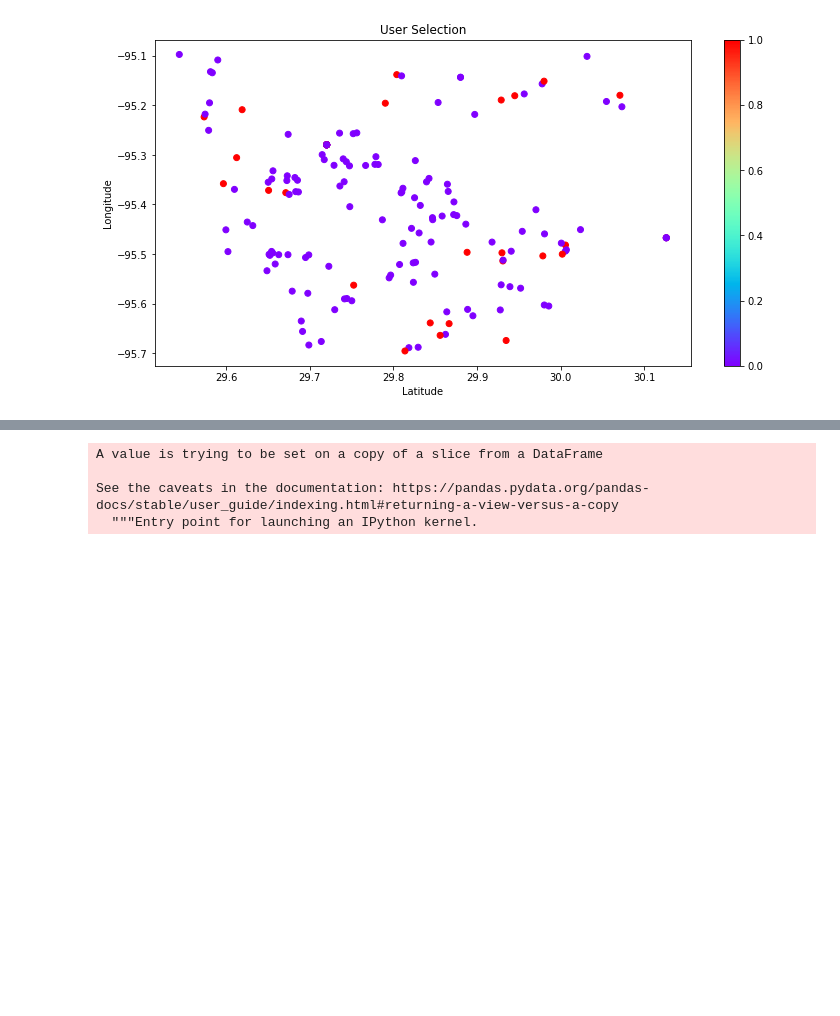
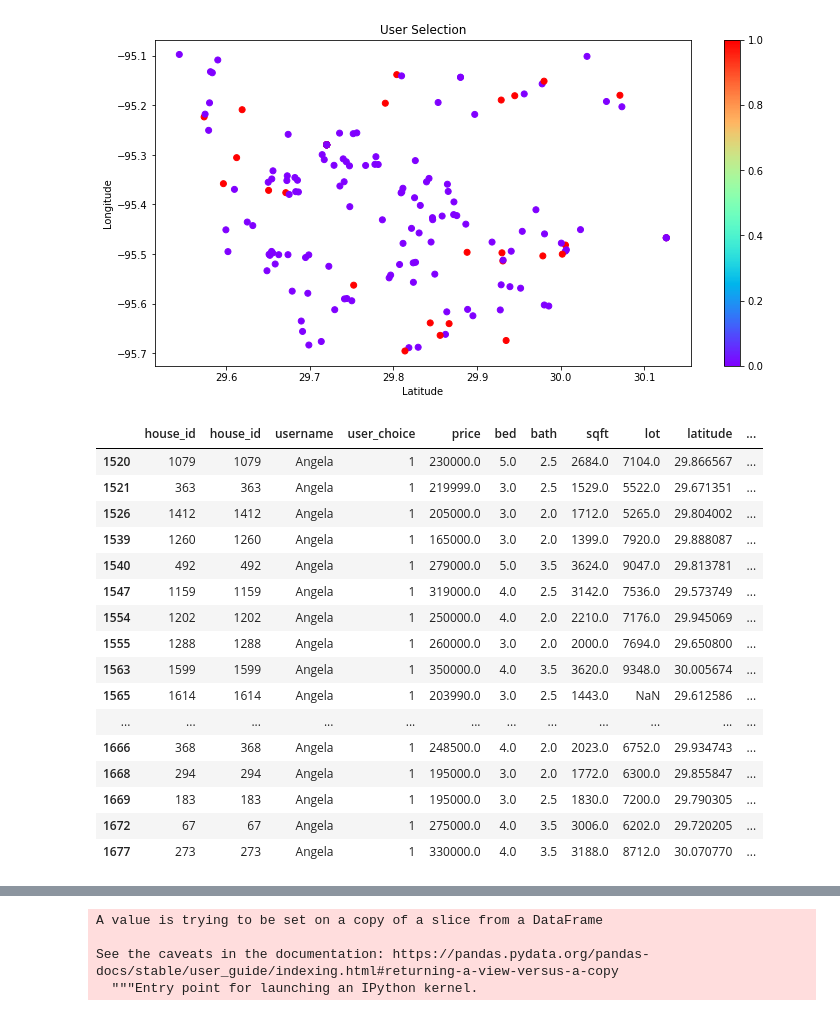
Before and after one commit to gpivaro/Project_3, a Jupyter notebook: Real_State_Analysis.ipynb, the cells around one changed output, grey strips where cells are left out. Cells and saved outputs as stored; diff of their text form; code cells hidden in the pictures; blank space fills up the shorter version.

```diff
--- a/Real_State_Analysis.ipynb
+++ b/Real_State_Analysis.ipynb
@@ -618,3 +630,23 @@ plt.ylabel("Longitude")
 plt.show()
 # %% [output]
 [figure]
+# %%
+user_angela_df.loc[user_angela_df['user_choice']==1]
+# %% [output]
+|  | house_id | house_id | username | user_choice | price | bed | bath | sqft | lot | latitude | ... |
+| 1520 | 1079 | 1079 | Angela | 1 | 230000.0 | 5.0 | 2.5 | 2684.0 | 7104.0 | 29.866567 | ... |
+| 1521 | 363 | 363 | Angela | 1 | 219999.0 | 3.0 | 2.5 | 1529.0 | 5522.0 | 29.671351 | ... |
+| 1526 | 1412 | 1412 | Angela | 1 | 205000.0 | 3.0 | 2.0 | 1712.0 | 5265.0 | 29.804002 | ... |
+| 1539 | 1260 | 1260 | Angela | 1 | 165000.0 | 3.0 | 2.0 | 1399.0 | 7920.0 | 29.888087 | ... |
+| 1540 | 492 | 492 | Angela | 1 | 279000.0 | 5.0 | 3.5 | 3624.0 | 9047.0 | 29.813781 | ... |
+| 1547 | 1159 | 1159 | Angela | 1 | 319000.0 | 4.0 | 2.5 | 3142.0 | 7536.0 | 29.573749 | ... |
+| 1554 | 1202 | 1202 | Angela | 1 | 250000.0 | 4.0 | 2.0 | 2210.0 | 7176.0 | 29.945069 | ... |
+| 1555 | 1288 | 1288 | Angela | 1 | 260000.0 | 3.0 | 2.0 | 2000.0 | 7694.0 | 29.650800 | ... |
+| 1563 | 1599 | 1599 | Angela | 1 | 350000.0 | 4.0 | 3.5 | 3620.0 | 9348.0 | 30.005674 | ... |
+| 1565 | 1614 | 1614 | Angela | 1 | 203990.0 | 3.0 | 2.5 | 1443.0 | NaN | 29.612586 | ... |
+| ... | ... | ... | ... | ... | ... | ... | ... | ... | ... | ... | ... |
+| 1666 | 368 | 368 | Angela | 1 | 248500.0 | 4.0 | 2.0 | 2023.0 | 6752.0 | 29.934743 | ... |
+| 1668 | 294 | 294 | Angela | 1 | 195000.0 | 3.0 | 2.0 | 1772.0 | 6300.0 | 29.855847 | ... |
+| 1669 | 183 | 183 | Angela | 1 | 195000.0 | 3.0 | 2.5 | 1830.0 | 7200.0 | 29.790305 | ... |
+| 1672 | 67 | 67 | Angela | 1 | 275000.0 | 4.0 | 3.5 | 3006.0 | 6202.0 | 29.720205 | ... |
+| 1677 | 273 | 273 | Angela | 1 | 330000.0 | 4.0 | 3.5 | 3188.0 | 8712.0 | 30.070770 | ... |
```
Also changed, not shown: parts of 20 cells of this notebook, 2 other files.
